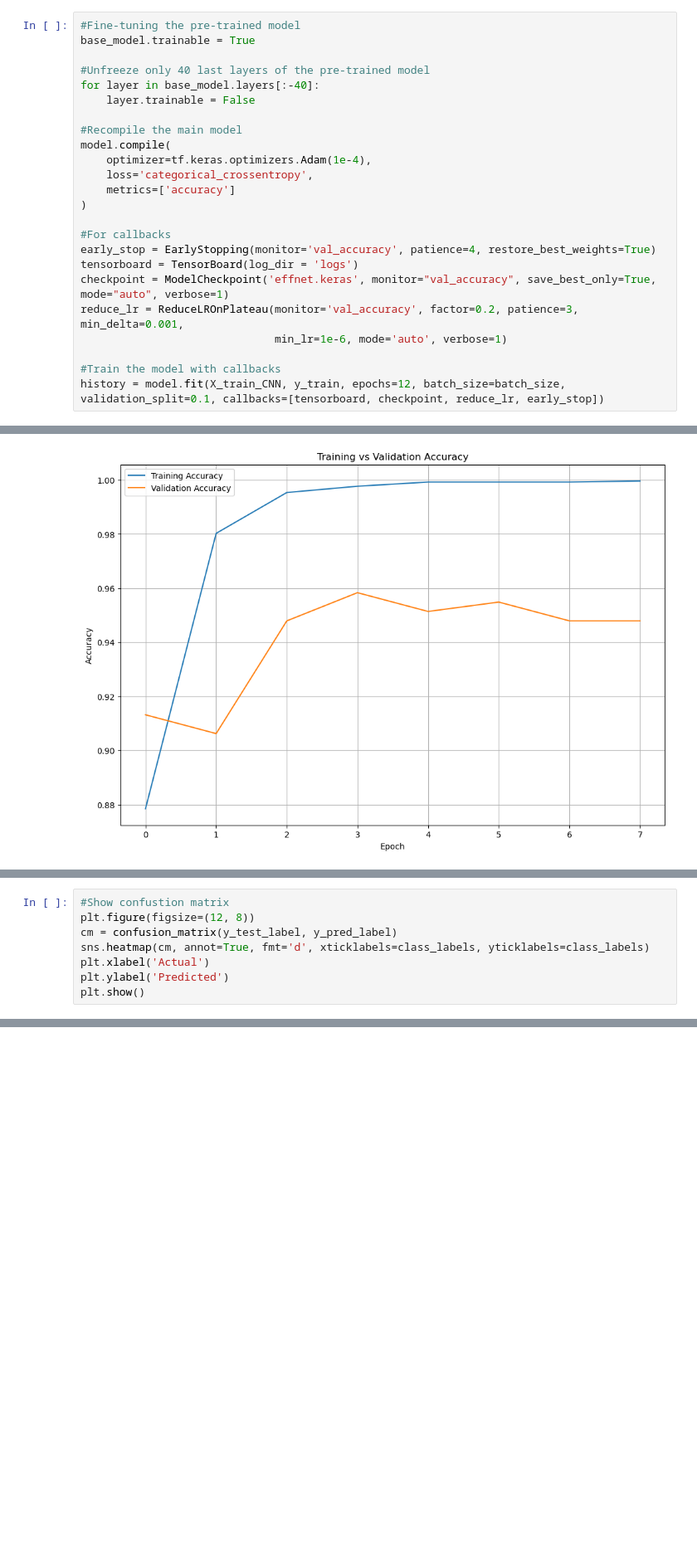
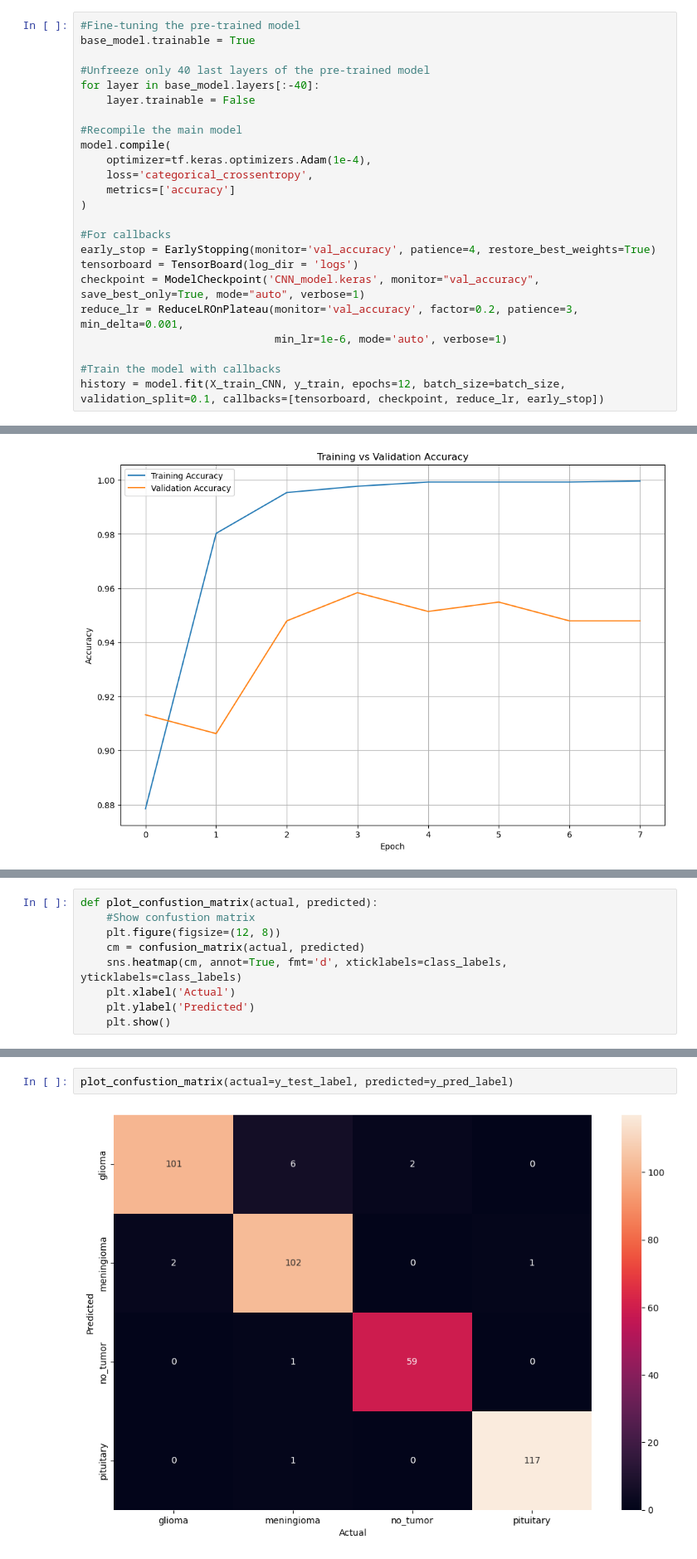
Before and after one commit to Coco501/ECS-171-Machine-Learning-Final-Project, a Jupyter notebook: src/brain-tumor.ipynb, the cells around one changed output, grey strips where cells are left out. Shown at 83% size. Saved outputs shown, nothing was run; the diff lists cells and outputs as text; blank space fills up the shorter version.

```diff
--- a/src/brain-tumor.ipynb
+++ b/src/brain-tumor.ipynb
@@ -190,7 +194,7 @@ model.compile(
 #For callbacks
 early_stop = EarlyStopping(monitor='val_accuracy', patience=4, restore_best_weights=True)
 tensorboard = TensorBoard(log_dir = 'logs')
-checkpoint = ModelCheckpoint('effnet.keras', monitor="val_accuracy", save_best_only=True, mode="auto", verbose=1)
+checkpoint = ModelCheckpoint('CNN_model.keras', monitor="val_accuracy", save_best_only=True, mode="auto", verbose=1)
 reduce_lr = ReduceLROnPlateau(monitor='val_accuracy', factor=0.2, patience=3, min_delta=0.001,
                               min_lr=1e-6, mode='auto', verbose=1)
 
@@ -268,8 +272,9 @@ Loss:  0.13306596875190735
 # %%
-#Show confustion matrix
-plt.figure(figsize=(12, 8))
-cm = confusion_matrix(y_test_label, y_pred_label)
-sns.heatmap(cm, annot=True, fmt='d', xticklabels=class_labels, yticklabels=class_labels)
-plt.xlabel('Actual')
-plt.ylabel('Predicted')
-plt.show()
+def plot_confustion_matrix(actual, predicted):
+    #Show confustion matrix
+    plt.figure(figsize=(12, 8))
+    cm = confusion_matrix(actual, predicted)
+    sns.heatmap(cm, annot=True, fmt='d', xticklabels=class_labels, yticklabels=class_labels)
+    plt.xlabel('Actual')
+    plt.ylabel('Predicted')
+    plt.show()
@@ -278,2 +281,6 @@ plt.show()
+# %%
+plot_confustion_matrix(actual=y_test_label, predicted=y_pred_label)
+# %% [output]
+[figure, added]
 # %%
 #Reload the CNN model
```
Also changed, not shown: parts of 12 cells of this notebook.
